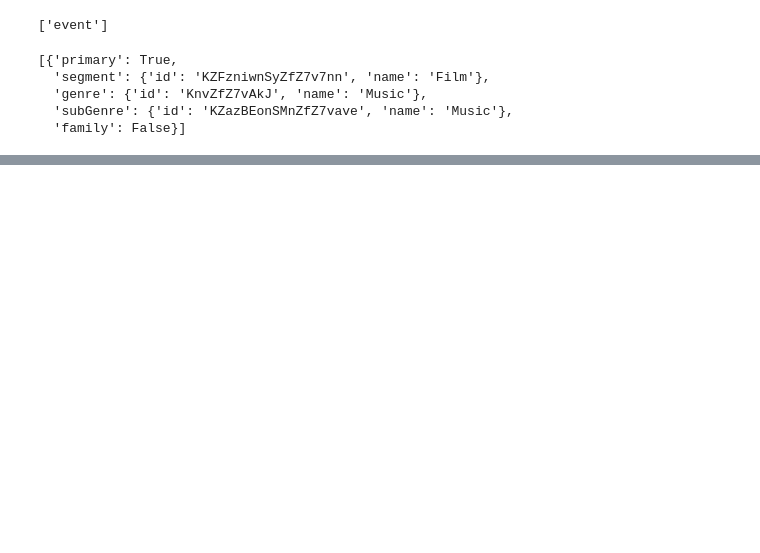
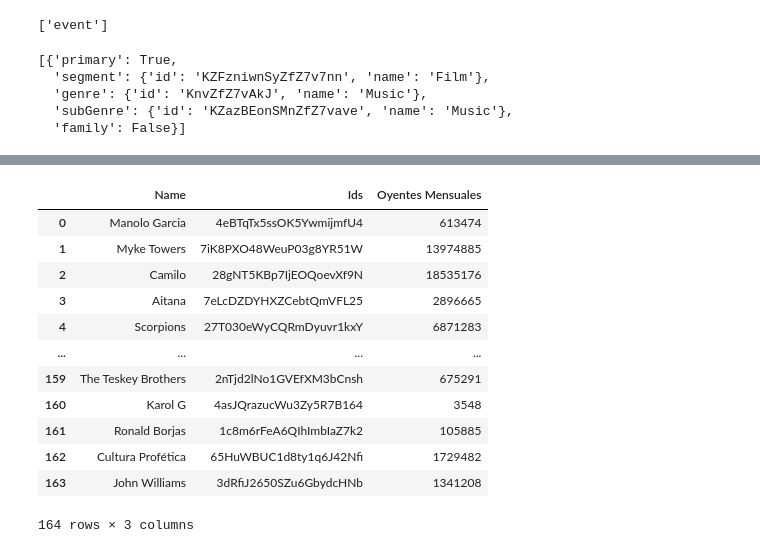
Before and after one commit to yushyng/proyecto_aa, a Jupyter notebook: PD1.ipynb, the cells around one changed output, grey strips where cells are left out. Saved outputs shown, nothing was run; the diff lists cells and outputs as text; code cells hidden in the pictures; blank space fills up the shorter version.

```diff
--- a/PD1.ipynb
+++ b/PD1.ipynb
@@ -246,0 +389,25 @@ plt.show()
+# %%
+# def name(fila):
+#   return fila['_embedded']['attractions'][0]['name']
+
+def name(fila):
+    if '_embedded' in fila and 'attractions' in fila['_embedded'] and fila['_embedded']['attractions']:
+        return fila['_embedded']['attractions'][0]['name']
+    else:
+        return None
+
+df_datos_menos_col['nameArtist'] = df_datos_menos_col.apply(name, axis = 1)
+# %%
+filtro_festivales = df_datos_menos_col['subType'] == 'Festival'
+festivales = df_datos_menos_col[filtro_festivales]
+
+filtro_clasica = df_datos_menos_col['genre'] == 'Classical'
+clasica = df_datos_menos_col[filtro_clasica]
+
+# upsell = df_datos_menos_col['subType'] == 'Upsell'
+# u = df_datos_menos_col[upsell]
+
+u = df_datos_menos_col[df_datos['name'].str.contains('Servicio de Autobús')]
+f = df_datos_menos_col[df_datos['name'].str.contains('Festival')]
+numvenues = df_datos_menos_col['VenueName'].value_counts()
+numvenues
@@ -246,0 +537,4 @@ plt.show()
+# %%
+import pandas as pd
+df_ids= pd.DataFrame([[key, artist_ids[key]] for key in artist_ids.keys()], columns=['Name', 'Ids'])
+df_ids
@@ -246,0 +632,17 @@ plt.show()
+# %%
+df_ids['Oyentes Mensuales']=df_artist_ids['followers_count']
+df_ids
+# %% [output]
+|  | Name | Ids | Oyentes Mensuales |
+| 0 | Manolo Garcia | 4eBTqTx5ssOK5YwmijmfU4 | 613474 |
+| 1 | Myke Towers | 7iK8PXO48WeuP03g8YR51W | 13974885 |
+| 2 | Camilo | 28gNT5KBp7IjEOQoevXf9N | 18535176 |
+| 3 | Aitana | 7eLcDZDYHXZCebtQmVFL25 | 2896665 |
+| 4 | Scorpions | 27T030eWyCQRmDyuvr1kxY | 6871283 |
+| ... | ... | ... | ... |
+| 159 | The Teskey Brothers | 2nTjd2lNo1GVEfXM3bCnsh | 675291 |
+| 160 | Karol G | 4asJQrazucWu3Zy5R7B164 | 3548 |
+| 161 | Ronald Borjas | 1c8m6rFeA6QIhImbIaZ7k2 | 105885 |
+| 162 | Cultura Profética | 65HuWBUC1d8ty1q6J42Nfi | 1729482 |
+| 163 | John Williams | 3dRfiJ2650SZu6GbydcHNb | 1341208 |
+164 rows × 3 columns
```
Also changed, not shown: parts of 47 cells of this notebook.
